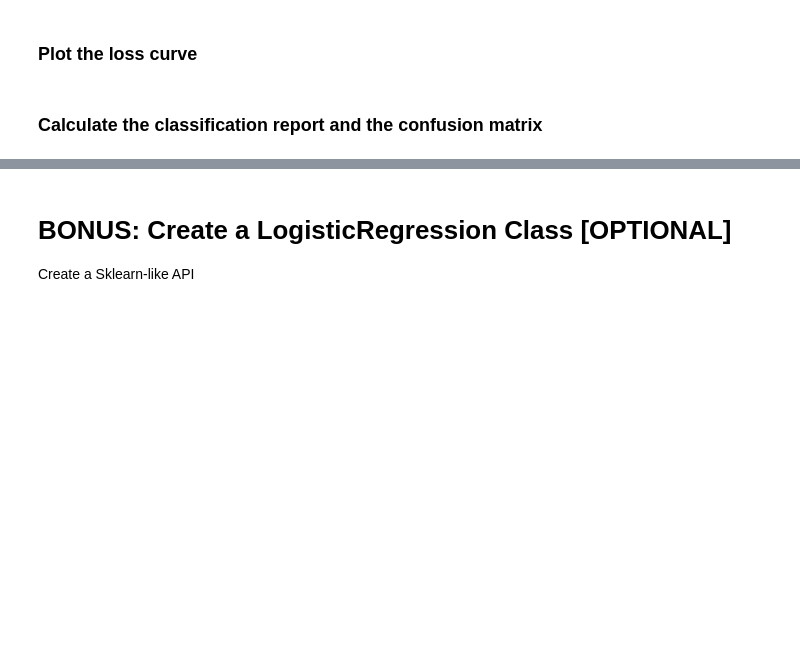
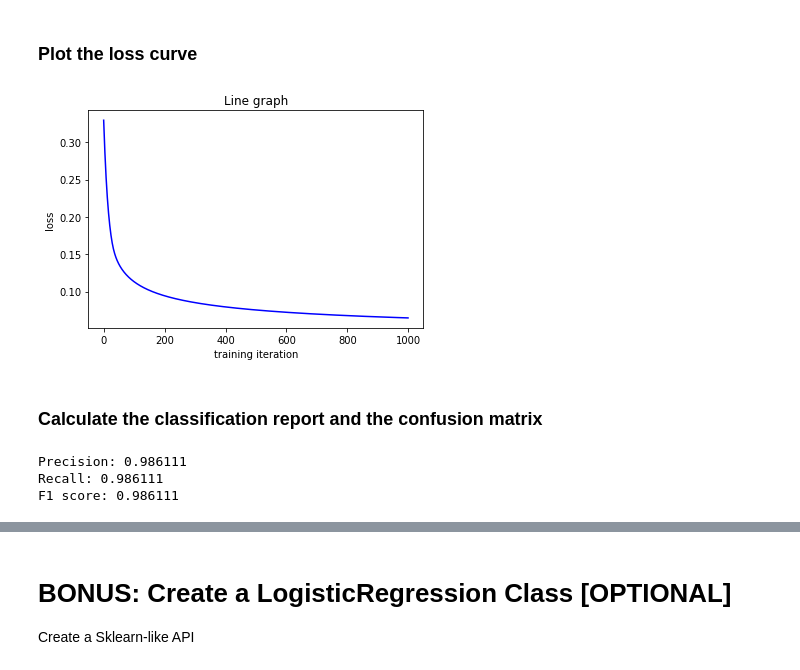
Before and after one commit to sthamamta/fm_intern_task, a Jupyter notebook: week 2/Logistic Regression.ipynb, the cells around one changed output, grey strips where cells are left out. Saved outputs shown, nothing was run; the diff lists cells and outputs as text; code cells hidden in the pictures; blank space fills up the shorter version.

```diff
--- a/week 2/Logistic Regression.ipynb
+++ b/week 2/Logistic Regression.ipynb
@@ -128,16 +146,21 @@ loss = binary_cross_entropy(Y_train, yhat)
 # %% [markdown]
 ### Calculate gradient
 For practice, you can try to derive the gradient using pen and paper
-# %%
-def compute_gradient(X, y, yhat, W):
-    # Code here
-    dW = ...
-    return dW
+# %%
+def compute_gradient(X, y, W):
+    m = X.shape[0]
+
+    h = predict_prob(X, W)
+    loss = h - y
+
+    # Gradient Calculation
+    dW = X.T.dot(loss) / m
+    return dW
 # %% [markdown]
 ### Update Weights
 # %%
 # Code here
-W = W - alpha*compute_gradient(X, y, W)
+W = W - alpha*compute_gradient(X_train, Y_train, W)
 # %% [markdown]
 ### Repeat for N- Iterations
 # %%
@@ -145,13 +168,13 @@ N = 1000
 losses = []
 for i in range(N):
     # Predict
-    yhat = predict(X, W)
+    yhat = predict_prob(X_train, W)
 
     # Calculate Loss
-    loss = binary_cross_entropy(y, yhat)
+    loss = binary_cross_entropy(Y_train, yhat)
 
     # Compute gradient dL/dW
-    dW = compute_gradient(X, y, yhat, W)
+    dW = compute_gradient(X_train, Y_train,W)
 
     # Update the weights
     W = W - alpha*dW
@@ -163,0 +185,15 @@ for i in range(N):
+# %%
+# Loss curve here
+# losses
+import matplotlib.pyplot as plt
+
+x = np.arange(1000)
+
+# plotting
+plt.title("Line graph")
+plt.xlabel("training iteration")
+plt.ylabel("loss")
+plt.plot(x,losses, color ="blue")
+plt.show()
+# %% [output]
+[figure, added]
@@ -169,0 +208,15 @@ from sklearn.metrics import classification_report, confusion_matrix
+# %%
+# Scores here
+precision = precision_score(Y_test, Y_pred)
+print('Precision: %f' % precision)
+
+recall = recall_score(Y_test, Y_pred)
+print('Recall: %f' % recall)
+
+# f1: tp / (tp + fp + fn)
+f1 = f1_score(Y_test, Y_pred)
+print('F1 score: %f' % f1)
+# %% [output]
+Precision: 0.986111
+Recall: 0.986111
+F1 score: 0.986111
```
Also changed, not shown: parts of 19 cells of this notebook, 1 other file.
